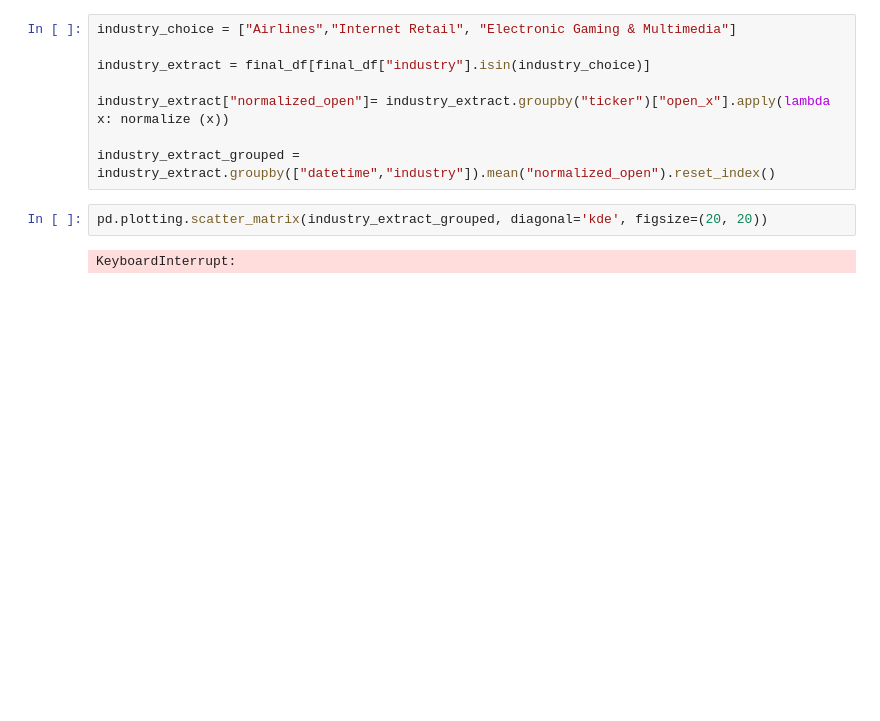
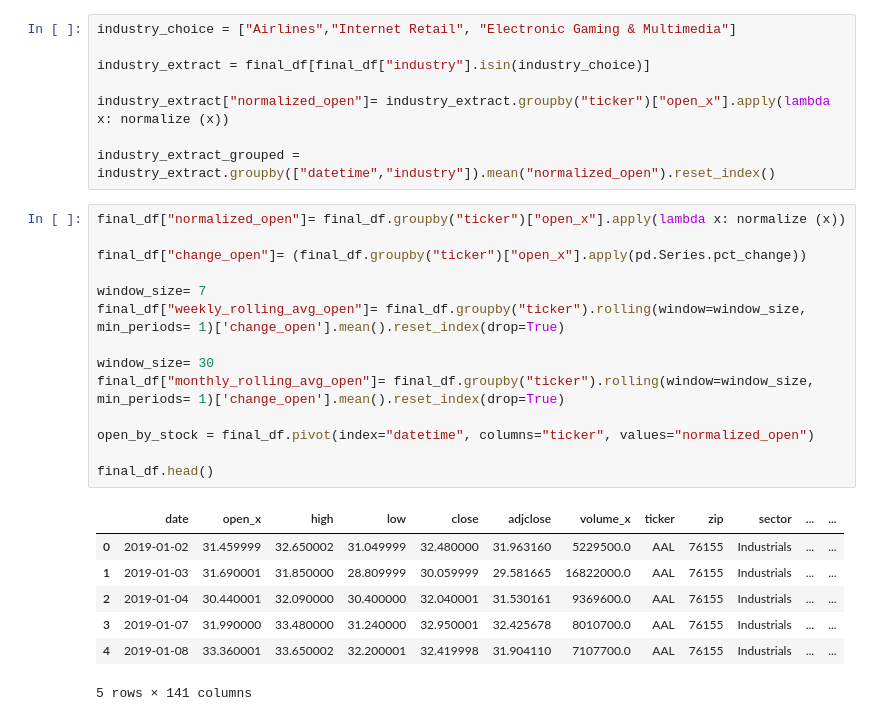
Before and after one commit to veronikahalamkova/da_projekt, a Jupyter notebook: plots_correlation.ipynb, the cells around one changed output. Saved outputs shown, nothing was run; the diff lists cells and outputs as text; blank space fills up the shorter version.

```diff
--- a/plots_correlation.ipynb
+++ b/plots_correlation.ipynb
@@ -40,7 +42,25 @@ industry_extract = final_df[final_df["industry"].isin(industry_choice)]
 industry_extract["normalized_open"]= industry_extract.groupby("ticker")["open_x"].apply(lambda x: normalize (x))
 
 industry_extract_grouped = industry_extract.groupby(["datetime","industry"]).mean("normalized_open").reset_index()
-# %%
-pd.plotting.scatter_matrix(industry_extract_grouped, diagonal='kde', figsize=(20, 20))
-# %% [output]
-KeyboardInterrupt:
+# %%
+final_df["normalized_open"]= final_df.groupby("ticker")["open_x"].apply(lambda x: normalize (x))
+
+final_df["change_open"]= (final_df.groupby("ticker")["open_x"].apply(pd.Series.pct_change))
+
+window_size= 7
+final_df["weekly_rolling_avg_open"]= final_df.groupby("ticker").rolling(window=window_size, min_periods= 1)['change_open'].mean().reset_index(drop=True)
+
+window_size= 30
+final_df["monthly_rolling_avg_open"]= final_df.groupby("ticker").rolling(window=window_size, min_periods= 1)['change_open'].mean().reset_index(drop=True)
+
+open_by_stock = final_df.pivot(index="datetime", columns="ticker", values="normalized_open")
+
+final_df.head()
+# %% [output]
+|  | date | open_x | high | low | close | adjclose | volume_x | ticker | zip | sector | ... | ... |
+| 0 | 2019-01-02 | 31.459999 | 32.650002 | 31.049999 | 32.480000 | 31.963160 | 5229500.0 | AAL | 76155 | Industrials | ... | ... |
+| 1 | 2019-01-03 | 31.690001 | 31.850000 | 28.809999 | 30.059999 | 29.581665 | 16822000.0 | AAL | 76155 | Industrials | ... | ... |
+| 2 | 2019-01-04 | 30.440001 | 32.090000 | 30.400000 | 32.040001 | 31.530161 | 9369600.0 | AAL | 76155 | Industrials | ... | ... |
+| 3 | 2019-01-07 | 31.990000 | 33.480000 | 31.240000 | 32.950001 | 32.425678 | 8010700.0 | AAL | 76155 | Industrials | ... | ... |
+| 4 | 2019-01-08 | 33.360001 | 33.650002 | 32.200001 | 32.419998 | 31.904110 | 7107700.0 | AAL | 76155 | Industrials | ... | ... |
+5 rows × 141 columns
```
Also changed, not shown: parts of 5 cells of this notebook.
